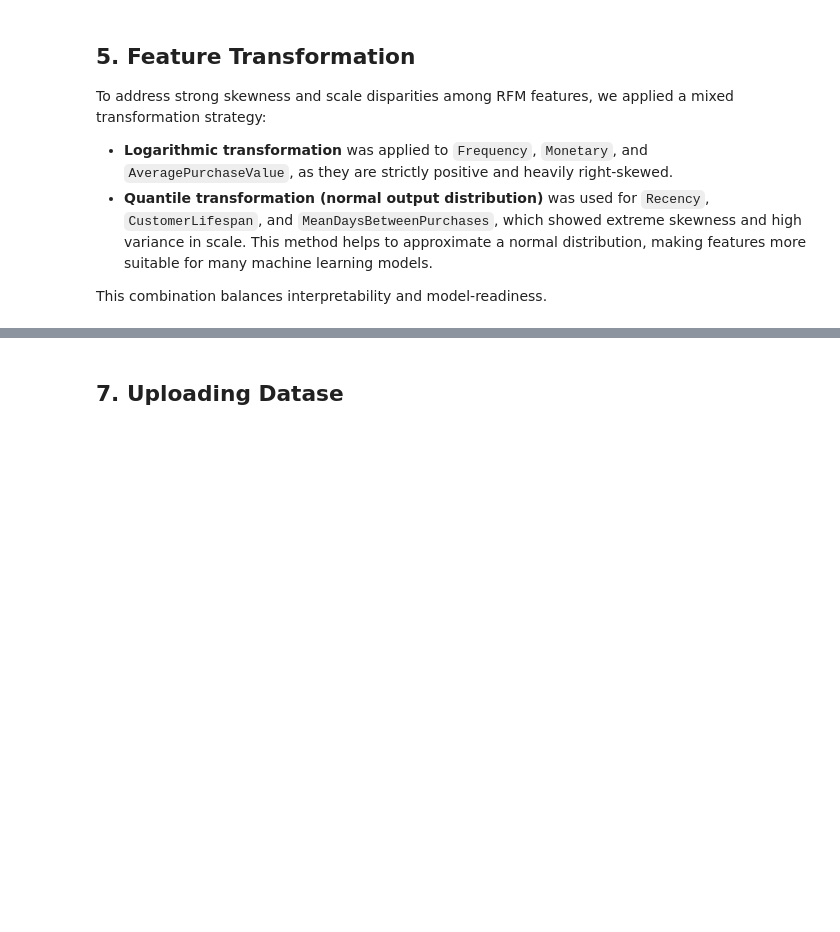
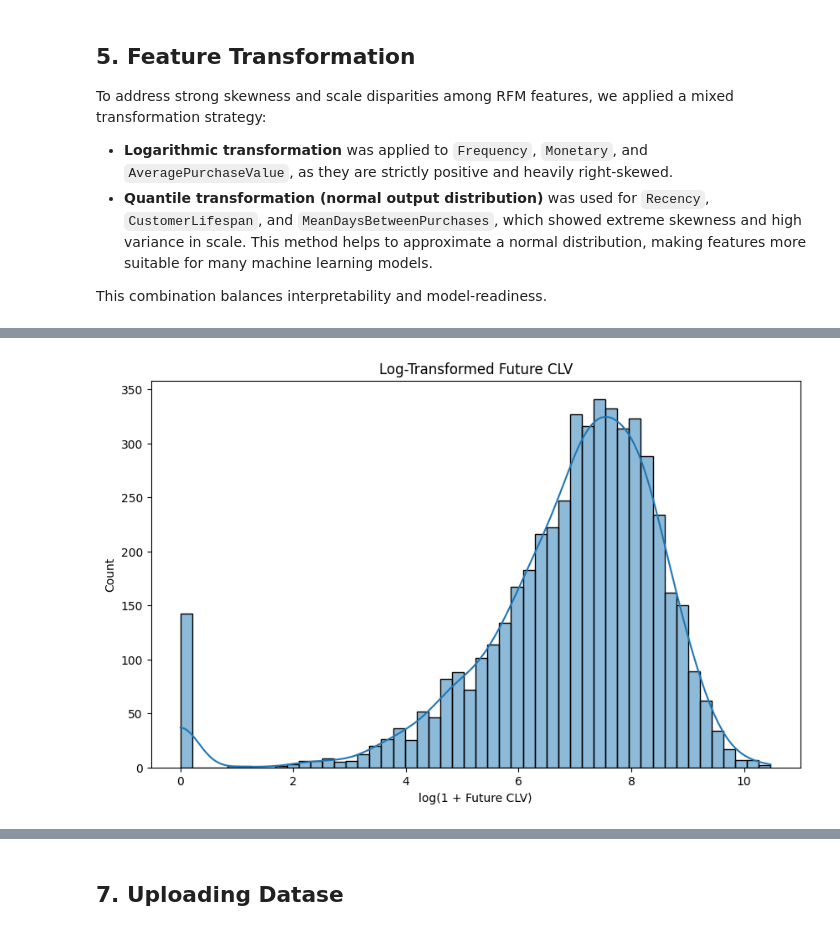
Before and after one commit to IvanOsipovDS/clv_prediction_project, a Jupyter notebook: notebooks/1_EDA.ipynb, the cells around one changed output, grey strips where cells are left out. Cells and saved outputs as stored; diff of their text form; code cells hidden in the pictures; blank space fills up the shorter version.

```diff
--- a/notebooks/1_EDA.ipynb
+++ b/notebooks/1_EDA.ipynb
@@ -191,0 +264,14 @@ Text(0.5, 1.0, 'Boxplot of log(CLV)')
+# %%
+import numpy as np
+
+# Добавим колонку с логарифмом (для моделей и визуализации)
+rfm_target_df["LogFutureCLV"] = np.log1p(rfm_target_df["FutureCLV"])
+
+plt.figure(figsize=(10, 6))
+sns.histplot(rfm_target_df["LogFutureCLV"], bins=50, kde=True)
+plt.title("Log-Transformed Future CLV")
+plt.xlabel("log(1 + Future CLV)")
+plt.ylabel("Count")
+plt.show()
+# %% [output]
+[figure, added]
```
Also changed, not shown: parts of 21 cells of this notebook.
